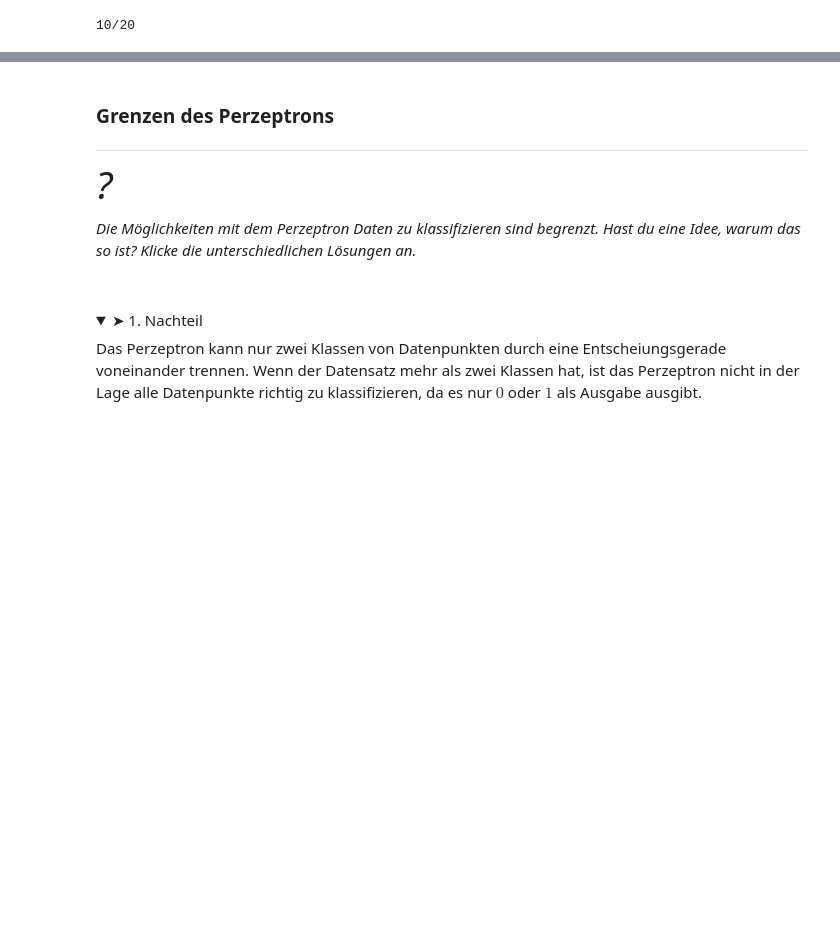
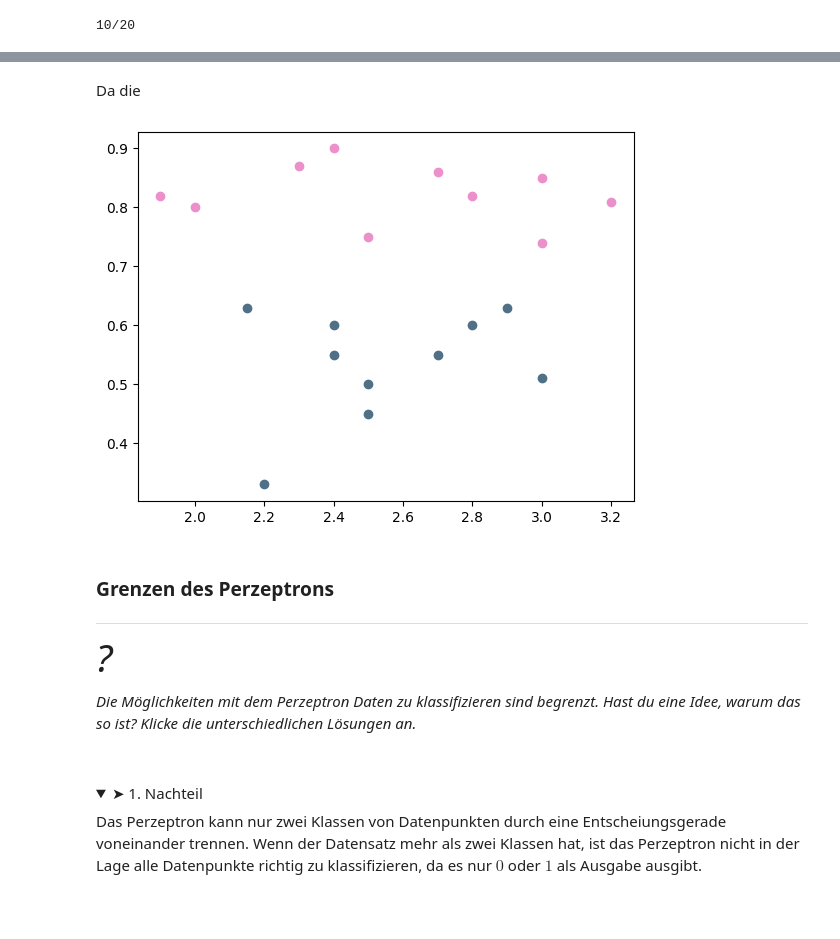
Before and after one commit to Lehr-Lern-Labor/SCKI, a Jupyter notebook: 02 - Perzeptron/02_Perzeptron.ipynb, the cells around one changed output, grey strips where cells are left out. Saved outputs shown, nothing was run; the diff lists cells and outputs as text; code cells hidden in the pictures; folded sections open; blank space fills up the shorter version.

```diff
--- a/02 - Perzeptron/02_Perzeptron.ipynb
+++ b/02 - Perzeptron/02_Perzeptron.ipynb
@@ -296,3 +302,18 @@ for _ in range(100):
+# %% [markdown]
+Da die
+# %%
+hoehe_eier_mini_greifvogel = [2.4, 2.8, 2.15, 2.4, 2.9, 2.5, 2.2, 2.5, 3, 2.7]
+helligkeit_eier_mini_greifvogel = [0.55, 0.6, 0.63, 0.6, 0.63, 0.50, 0.33, 0.45, 0.51, 0.55]
+
+plt.scatter(hoehe_eier_blaumeise, helligkeit_eier_blaumeise, color=farbe_eier_blaumeise)
+plt.scatter(hoehe_eier_mini_greifvogel, helligkeit_eier_mini_greifvogel, color=farbe_eier_greifvogel)
+
+daten = []
+for i in range(10):
+    daten.append((hoehe_eier_blaumeise[i], helligkeit_eier_blaumeise[i], 0))
+    daten.append((hoehe_eier_mini_greifvogel[i], helligkeit_eier_mini_greifvogel[i], 1))
+# %% [output]
+[figure, added]
 # %% [markdown]
 <h3>Grenzen des Perzeptrons</h3>
 
```
Also changed, not shown: parts of 20 cells of this notebook, 4 other files.
